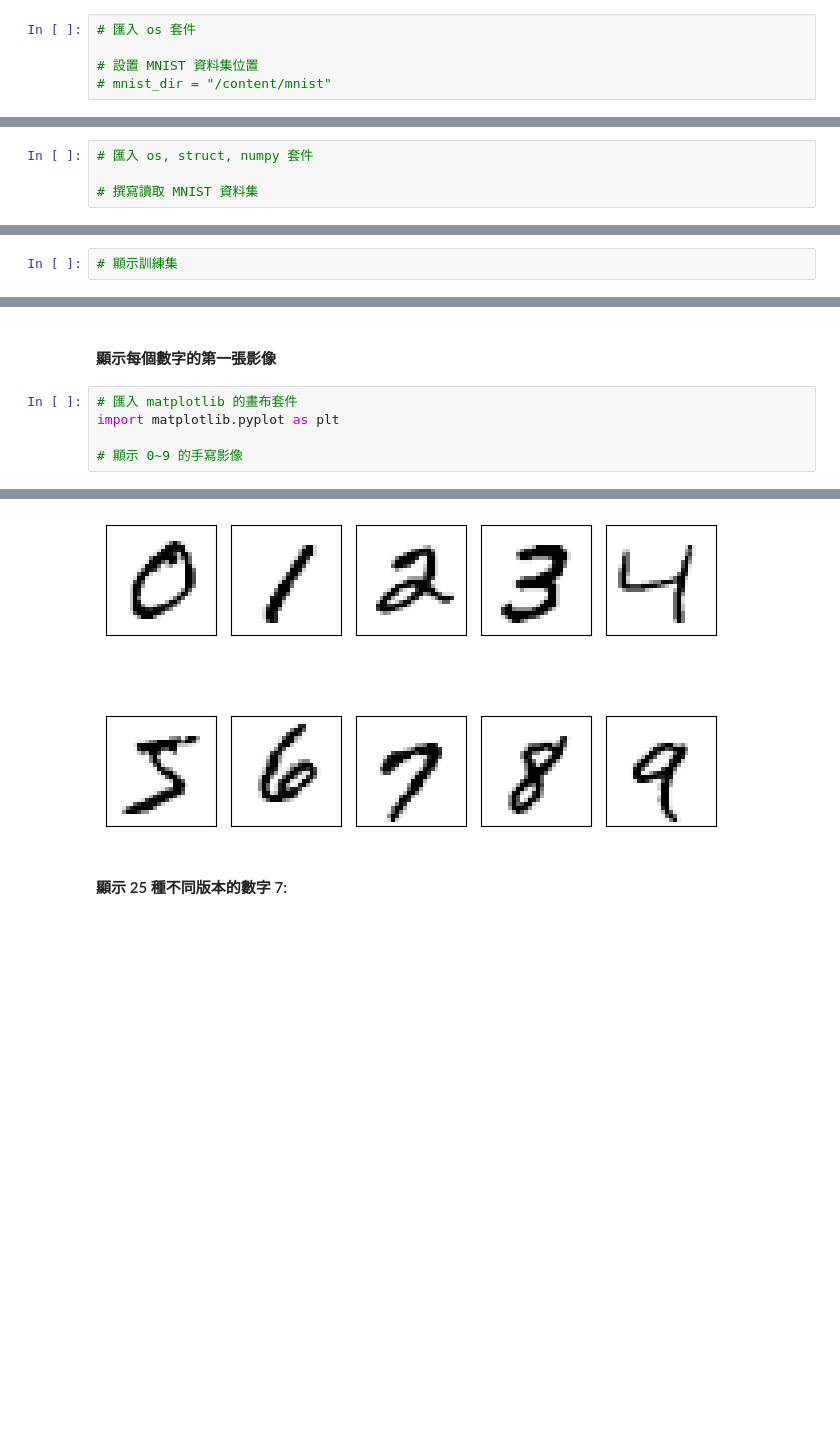
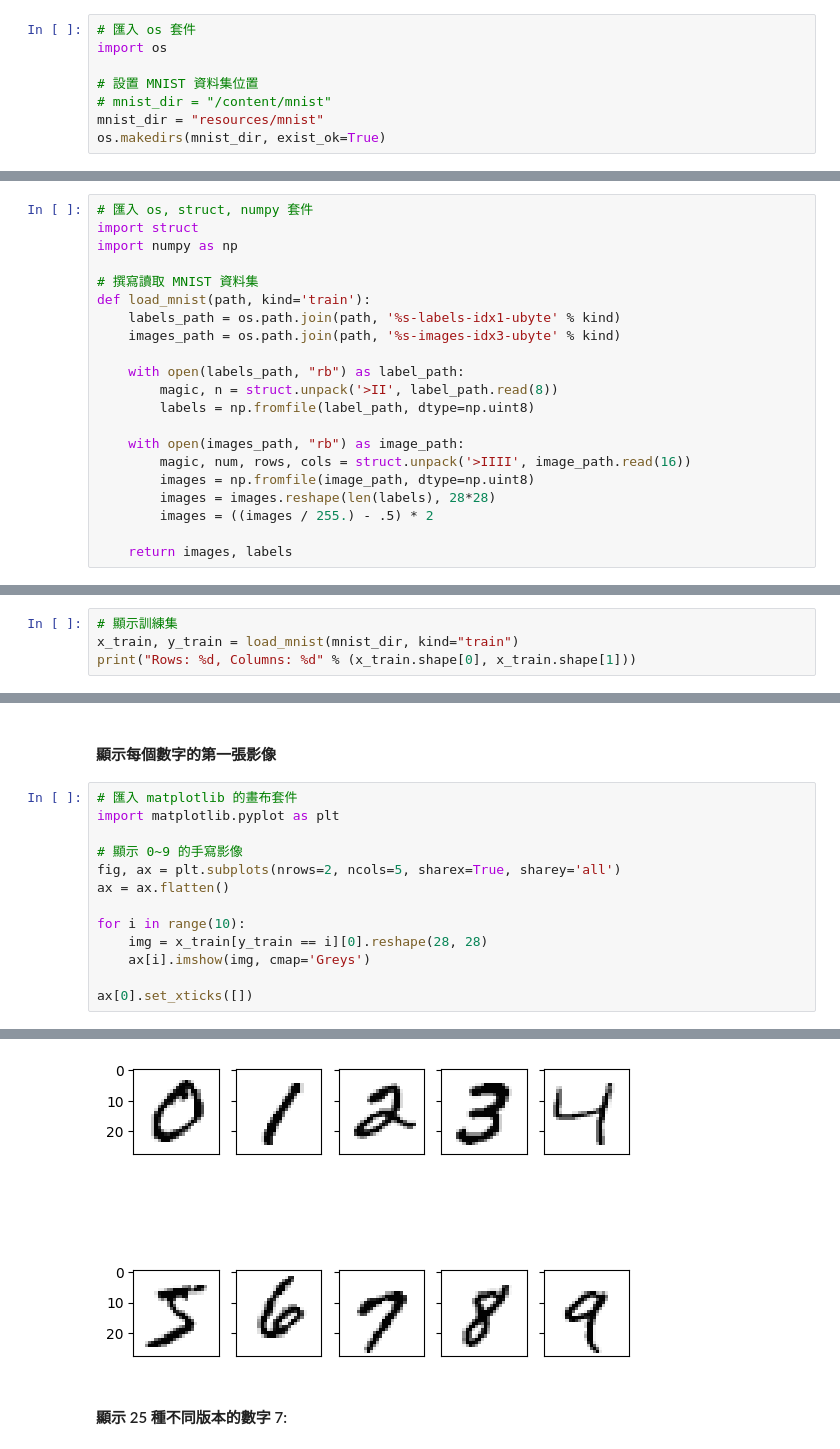
Before and after one commit to wenwen357951/ai_course_2023, a Jupyter notebook: notebooks/03_Multilayer_Perceptron.ipynb, the cells around one changed output, grey strips where cells are left out. Cells and saved outputs as stored; diff of their text form; blank space fills up the shorter version.

```diff
--- a/notebooks/03_Multilayer_Perceptron.ipynb
+++ b/notebooks/03_Multilayer_Perceptron.ipynb
@@ -34,8 +38,11 @@ Requirement already satisfied: wget in c:\users\wenwe\miniforge3\envs\ai_course_
 ### 下載 MNIST 資料集
 # %%
 # 匯入 os 套件
+import os
 
 # 設置 MNIST 資料集位置
 # mnist_dir = "/content/mnist"
+mnist_dir = "resources/mnist"
+os.makedirs(mnist_dir, exist_ok=True)
 # %%
 # 匯入 wget 套件
@@ -49,10 +65,29 @@ Requirement already satisfied: wget in c:\users\wenwe\miniforge3\envs\ai_course_
 ### 讀取 MNIST 資料
 # %%
 # 匯入 os, struct, numpy 套件
+import struct
+import numpy as np
 
 # 撰寫讀取 MNIST 資料集
+def load_mnist(path, kind='train'):
+    labels_path = os.path.join(path, '%s-labels-idx1-ubyte' % kind)
+    images_path = os.path.join(path, '%s-images-idx3-ubyte' % kind)
+
+    with open(labels_path, "rb") as label_path:
+        magic, n = struct.unpack('>II', label_path.read(8))
+        labels = np.fromfile(label_path, dtype=np.uint8)
+
+    with open(images_path, "rb") as image_path:
+        magic, num, rows, cols = struct.unpack('>IIII', image_path.read(16))
+        images = np.fromfile(image_path, dtype=np.uint8)
+        images = images.reshape(len(labels), 28*28)
+        images = ((images / 255.) - .5) * 2
+
+    return images, labels
 # %% [markdown]
 #### 訓練集
 # %%
 # 顯示訓練集
+x_train, y_train = load_mnist(mnist_dir, kind="train")
+print("Rows: %d, Columns: %d" % (x_train.shape[0], x_train.shape[1]))
 # %% [output]
@@ -70,4 +107,12 @@ Rows: 10000, columns: 784
 import matplotlib.pyplot as plt
 
 # 顯示 0~9 的手寫影像
+fig, ax = plt.subplots(nrows=2, ncols=5, sharex=True, sharey='all')
+ax = ax.flatten()
+
+for i in range(10):
+    img = x_train[y_train == i][0].reshape(28, 28)
+    ax[i].imshow(img, cmap='Greys')
+
+ax[0].set_xticks([])
 # %% [output]
@@ -74,4 +120,4 @@ import matplotlib.pyplot as plt
-[figure, old version]
+[figure, new version]
 # %% [markdown]
 #### 顯示 25 種不同版本的數字 7:
 # %%
```
Also changed, not shown: parts of 16 cells of this notebook, 1 other file.
